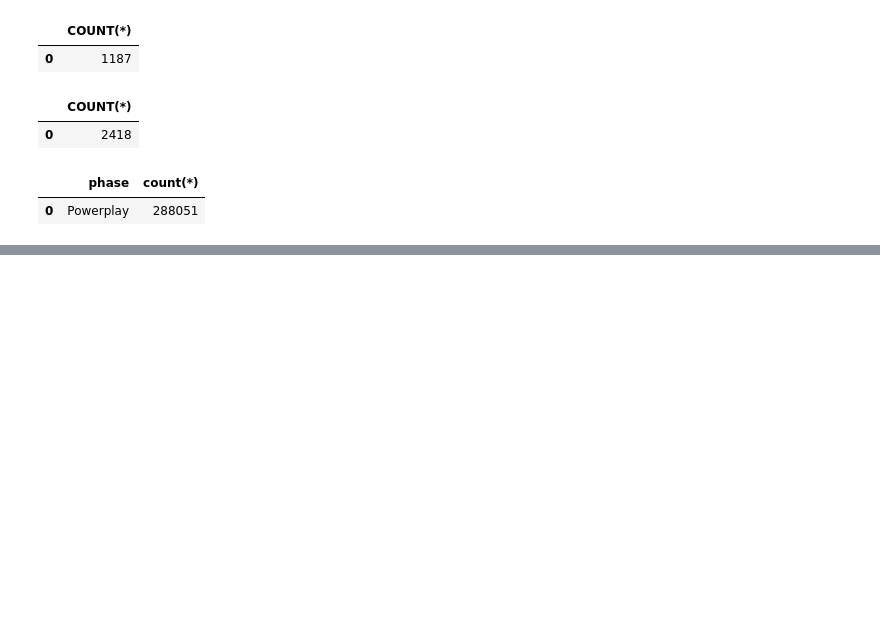
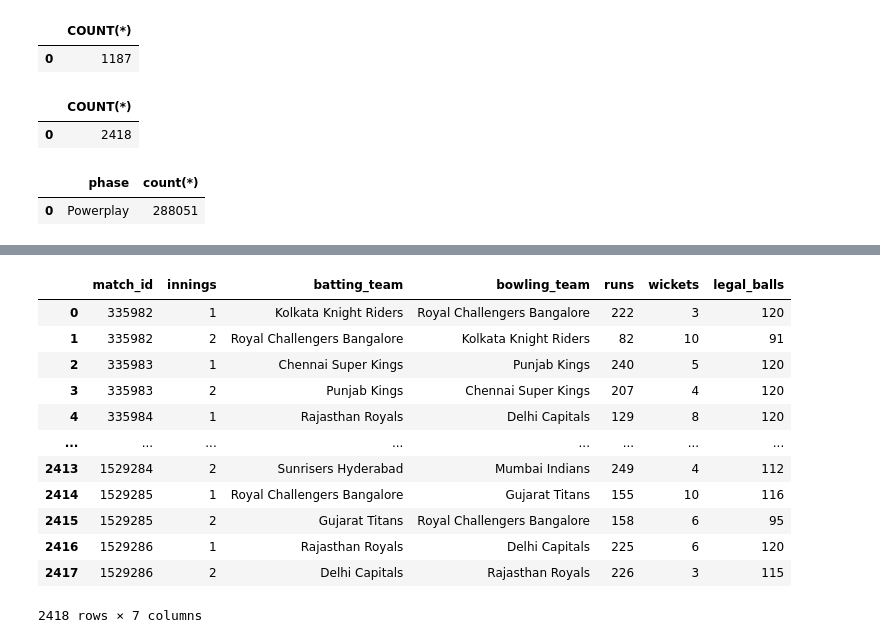
Before and after one commit to ashfaqbca25dbi-jpg/project-3.1-, a Jupyter notebook: project 3.1/notebooks/data_analytics.ipynb, the cells around one changed output, grey strips where cells are left out. Drawn from its saved outputs; the diff is of its cells as text; code cells hidden in the pictures; blank space fills up the shorter version.

```diff
--- a/project 3.1/notebooks/data_analytics.ipynb
+++ b/project 3.1/notebooks/data_analytics.ipynb
@@ -120,0 +905,20 @@ q("""SELECT phase,count(*) FROM v_ball""")
+# %%
+q("""
+
+select * FROM v_innings;
+
+""")
+# %% [output]
+|  | match_id | innings | batting_team | bowling_team | runs | wickets | legal_balls |
+| 0 | 335982 | 1 | Kolkata Knight Riders | Royal Challengers Bangalore | 222 | 3 | 120 |
+| 1 | 335982 | 2 | Royal Challengers Bangalore | Kolkata Knight Riders | 82 | 10 | 91 |
+| 2 | 335983 | 1 | Chennai Super Kings | Punjab Kings | 240 | 5 | 120 |
+| 3 | 335983 | 2 | Punjab Kings | Chennai Super Kings | 207 | 4 | 120 |
+| 4 | 335984 | 1 | Rajasthan Royals | Delhi Capitals | 129 | 8 | 120 |
+| ... | ... | ... | ... | ... | ... | ... | ... |
+| 2413 | 1529284 | 2 | Sunrisers Hyderabad | Mumbai Indians | 249 | 4 | 112 |
+| 2414 | 1529285 | 1 | Royal Challengers Bangalore | Gujarat Titans | 155 | 10 | 116 |
+| 2415 | 1529285 | 2 | Gujarat Titans | Royal Challengers Bangalore | 158 | 6 | 95 |
+| 2416 | 1529286 | 1 | Rajasthan Royals | Delhi Capitals | 225 | 6 | 120 |
+| 2417 | 1529286 | 2 | Delhi Capitals | Rajasthan Royals | 226 | 3 | 115 |
+2418 rows × 7 columns
```
Also changed, not shown: parts of 45 cells of this notebook, 4 other files.
